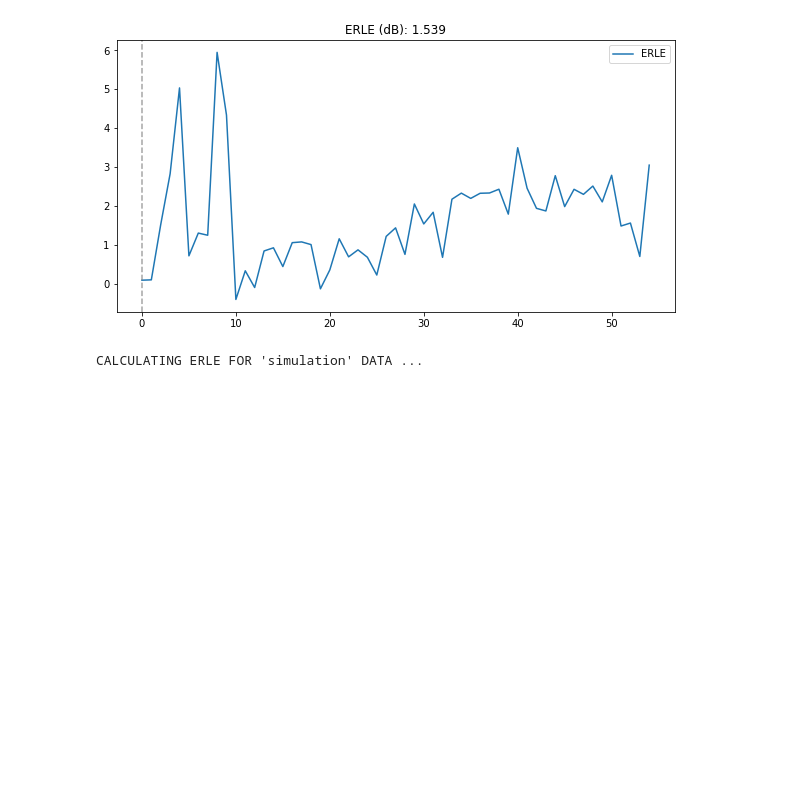
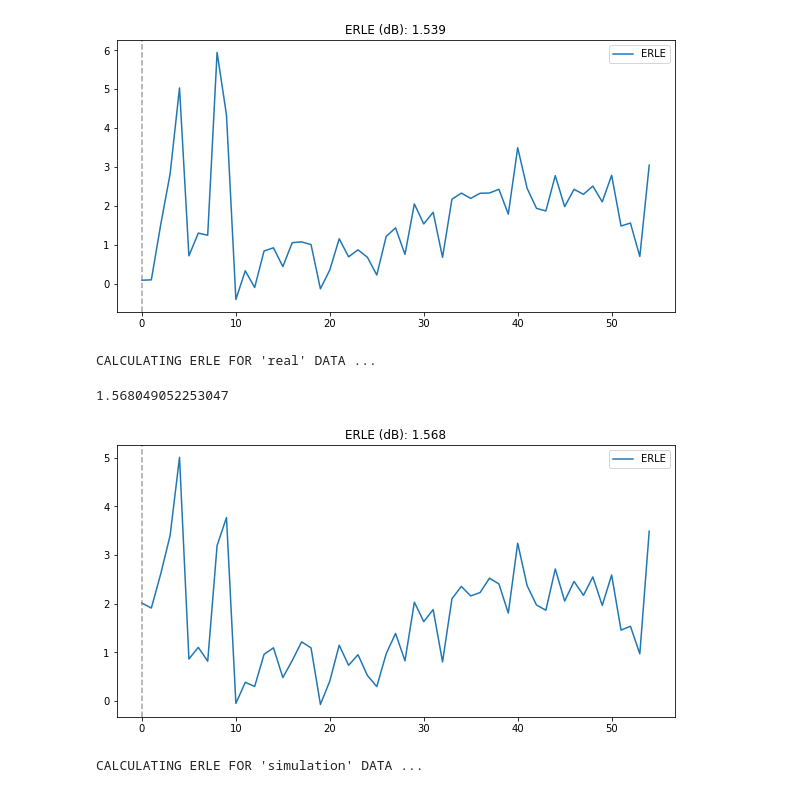
Before and after one commit to woosook0127/Speex_AEC_py, a Jupyter notebook: code/AEC_refactored.ipynb, the cells around one changed output. Drawn from its saved outputs; the diff is of its cells as text; code cells hidden in the pictures; blank space fills up the shorter version.

Commit message:
2024-09-13 Test for normalizing echo with std(mic)/std(e) is woring -> not working

```diff
--- a/code/AEC_refactored.ipynb
+++ b/code/AEC_refactored.ipynb
@@ -36,6 +36,37 @@ plt.title(f"ERLE (dB): {erle:.3f}")
 plt.show()
 # %% [output]
 [figure]
+# %%
+temp, sr = sf.read("../data/Vaccum/input.wav")
+scaler = np.std(temp[:, 0]) / np.std(temp[:, 2])
+mic = temp[:, 0]
+ref = temp[:, 2] * scaler
+
+aec_speech, aec_echo = aec.run_AEC(ref, mic, sr, processor=aec.MDF,
+                                #    output_filename="Linear_AEC_vaccum"
+                                   )
+erle = aec.calculate_erle(mic, aec_echo, opt_print=True)
+erle
+# %% [output]
+CALCULATING ERLE FOR 'real' DATA ...
+1.568049052253047
+# %%
+# ERLE graph
+
+win_erle_1 = aec.windowed_calculate_erle(mic, aec_echo)
+
+plt.figure(figsize=(10, 5))
+plt.plot(win_erle_1, label="ERLE")
+plt.legend()
+
+spacing = int(len(mic)/1024)  # 간격
+for xc in range(0, len(win_erle_1), spacing):
+    plt.axvline(x=xc, color='gray', linestyle='--', alpha=0.7)
+
+plt.title(f"ERLE (dB): {erle:.3f}")
+plt.show()
+# %% [output]
+[figure, added]
 # %%
 mic, sr = sf.read("../data/Mixing/RIR_mixed.wav")
 ref, sr = sf.read("../data/Mixing/RIR_echo.wav")
```
